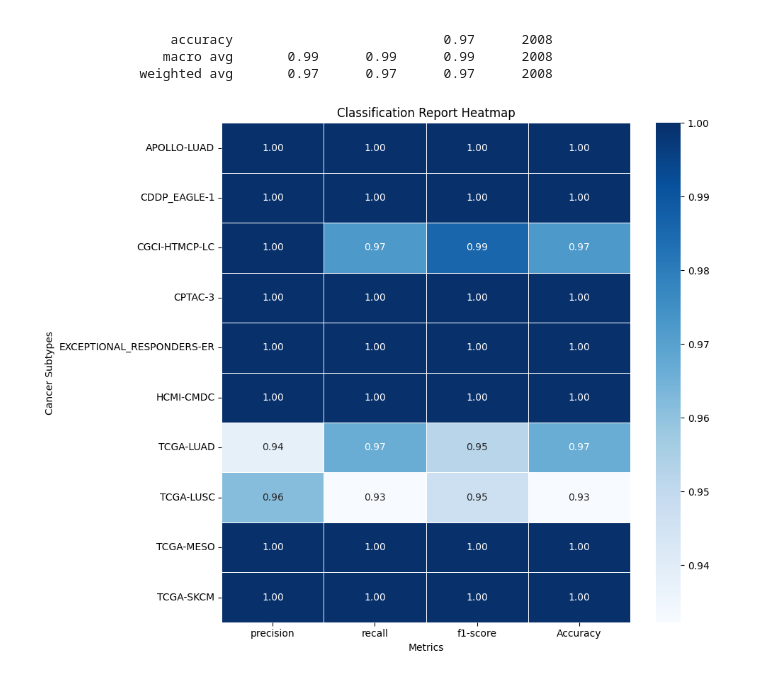
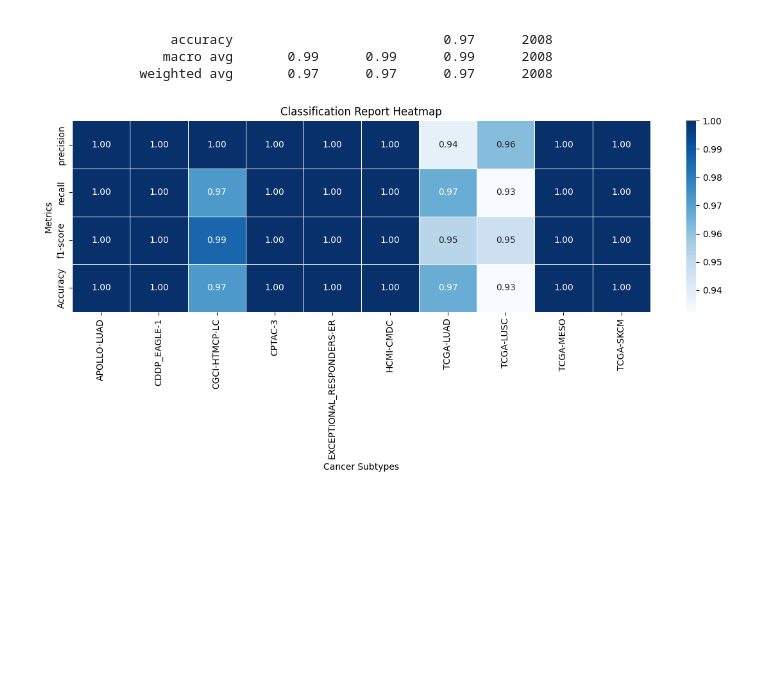
Before and after one commit to Simran-Sodhi/MLClassProject2025, a Jupyter notebook: classification.ipynb, the cells around one changed output. Drawn from its saved outputs; the diff is of its cells as text; code cells hidden in the pictures; blank space fills up the shorter version.

```diff
--- a/classification.ipynb
+++ b/classification.ipynb
@@ -348,39 +347,38 @@ EXCEPTIONAL_RESPONDERS-ER       1.00      1.00      1.00        14
                 macro avg       0.99      0.99      0.99      2008
              weighted avg       0.97      0.97      0.97      2008
 # %%
+#just plotting horizontal graph
 import seaborn as sns
 import matplotlib.pyplot as plt
 from sklearn.metrics import confusion_matrix, classification_report
+import pandas as pd  # Make sure this is imported
 
-# --- Confusion Matrix ---
+# Confusion Matrix
 cm = confusion_matrix(y_enc, y_pred)
 
-# --- Classification Report ---
+# Report
 report = classification_report(y_enc, y_pred, target_names=le.classes_, output_dict=True)
 
-# Convert classification report to DataFrame
+
 report_df = pd.DataFrame(report).transpose()
 
-# --- Calculate Accuracy for Each Subtype ---
-# Accuracy per subtype is the ratio of correct predictions for each class
+# accuracy for each subtype
 accuracy_per_subtype = {}
 for idx, label in enumerate(le.classes_):
     correct_predictions = cm[idx, idx]
-    total_predictions = cm[idx, :].sum()  # sum of the row for the current class
+    total_predictions = cm[idx, :].sum()
     accuracy_per_subtype[label] = correct_predictions / total_predictions
 
-# Add Accuracy column to the report DataFrame
 report_df = report_df.iloc[:-3, :-1]
 report_df['Accuracy'] = report_df.apply(lambda row: accuracy_per_subtype[row.name] if row.name in accuracy_per_subtype else None, axis=1)
 
-
-# --- Plot Heatmap of Classification Metrics (Including Accuracy) ---
-plt.figure(figsize=(10, 8))
-sns.heatmap(report_df, annot=True, cmap='Blues', fmt='.2f', linewidths=0.5)
+report_df_transposed = report_df.transpose()
+plt.figure(figsize=(12, 6))
+sns.heatmap(report_df_transposed, annot=True, cmap='Blues', fmt='.2f', linewidths=0.5)
 plt.title('Classification Report Heatmap')
-plt.xlabel('Metrics')
-plt.ylabel('Cancer Subtypes')
+plt.xlabel('Cancer Subtypes')
+plt.ylabel('Metrics')
 plt.tight_layout()
 plt.show()
 # %% [output]
-[figure, old version]
+[figure, new version]
```
Also changed, not shown: parts of 3 cells of this notebook.
